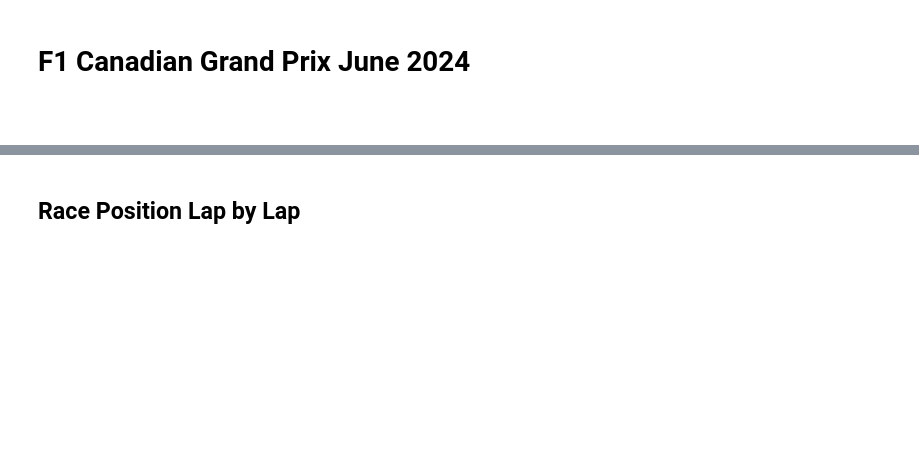
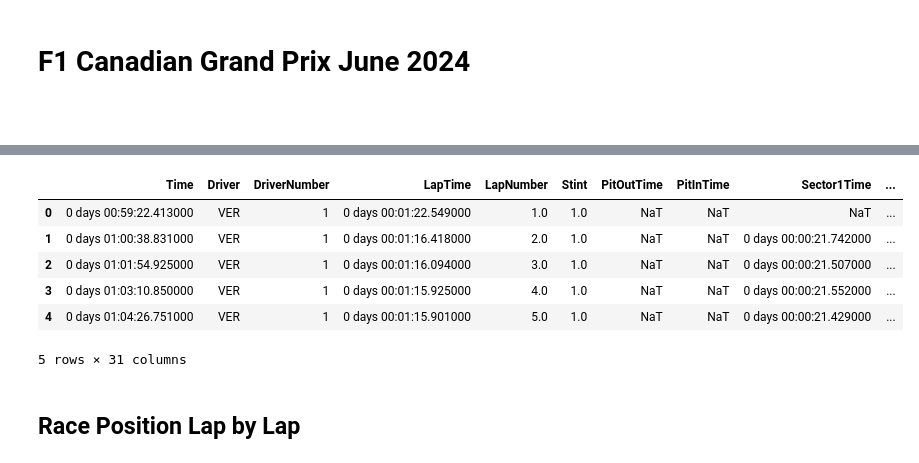
Before and after one commit to SumanGouda/MATPLOTLIB-MODULE, a Jupyter notebook: STREAMLIT & PANEL/F1 RACE ANALYSIS PROJECTS/F1 Candian GP 2025/NOTEBOOK/F1 Canadian GP 2025 .ipynb, the cells around one changed output, grey strips where cells are left out. Cells and saved outputs as stored; diff of their text form; code cells hidden in the pictures; blank space fills up the shorter version.

```diff
--- a/STREAMLIT & PANEL/F1 RACE ANALYSIS PROJECTS/F1 Candian GP 2025/NOTEBOOK/F1 Canadian GP 2025 .ipynb
+++ b/STREAMLIT & PANEL/F1 RACE ANALYSIS PROJECTS/F1 Candian GP 2025/NOTEBOOK/F1 Canadian GP 2025 .ipynb
@@ -49,3 +42,15 @@ for _, row in df.iterrows():
+# %%
+df.head(
+
+)
+# %% [output]
+|  | Time | Driver | DriverNumber | LapTime | LapNumber | Stint | PitOutTime | PitInTime | Sector1Time | ... |
+| 0 | 0 days 00:59:22.413000 | VER | 1 | 0 days 00:01:22.549000 | 1.0 | 1.0 | NaT | NaT | NaT | ... |
+| 1 | 0 days 01:00:38.831000 | VER | 1 | 0 days 00:01:16.418000 | 2.0 | 1.0 | NaT | NaT | 0 days 00:00:21.742000 | ... |
+| 2 | 0 days 01:01:54.925000 | VER | 1 | 0 days 00:01:16.094000 | 3.0 | 1.0 | NaT | NaT | 0 days 00:00:21.507000 | ... |
+| 3 | 0 days 01:03:10.850000 | VER | 1 | 0 days 00:01:15.925000 | 4.0 | 1.0 | NaT | NaT | 0 days 00:00:21.552000 | ... |
+| 4 | 0 days 01:04:26.751000 | VER | 1 | 0 days 00:01:15.901000 | 5.0 | 1.0 | NaT | NaT | 0 days 00:00:21.429000 | ... |
+5 rows × 31 columns
 # %% [markdown]
 ## Race Position Lap by Lap
 # %%
```
Also changed, not shown: parts of 9 cells of this notebook, 11 other files.
